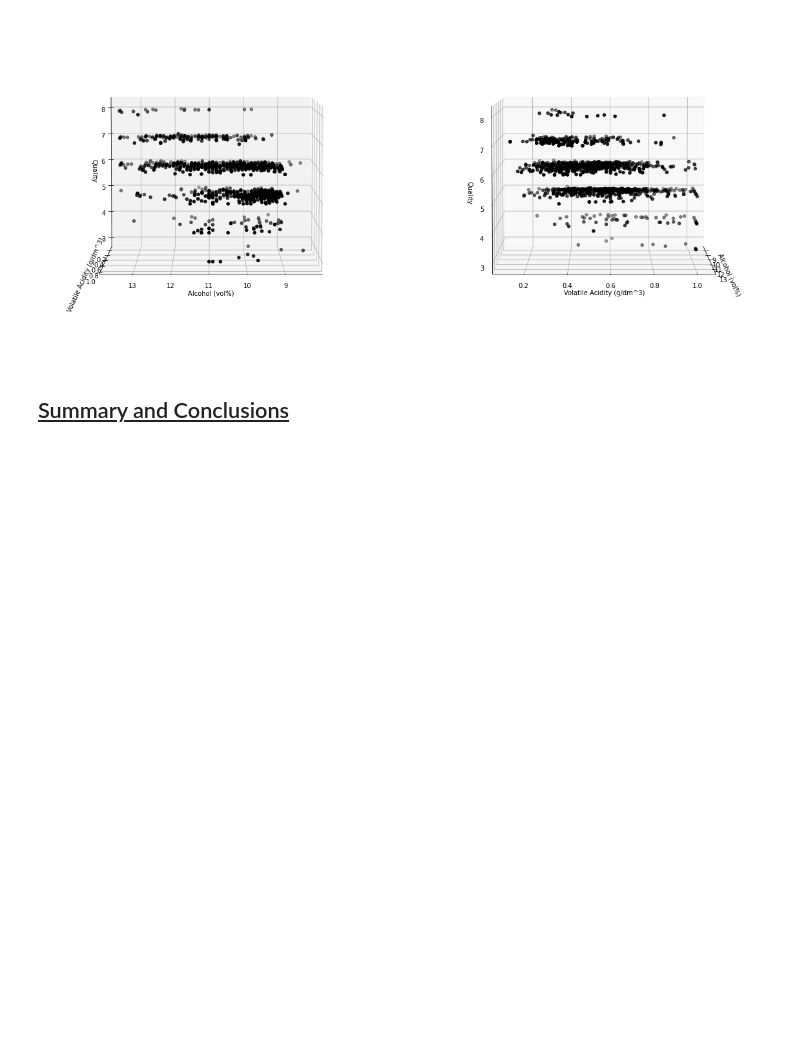
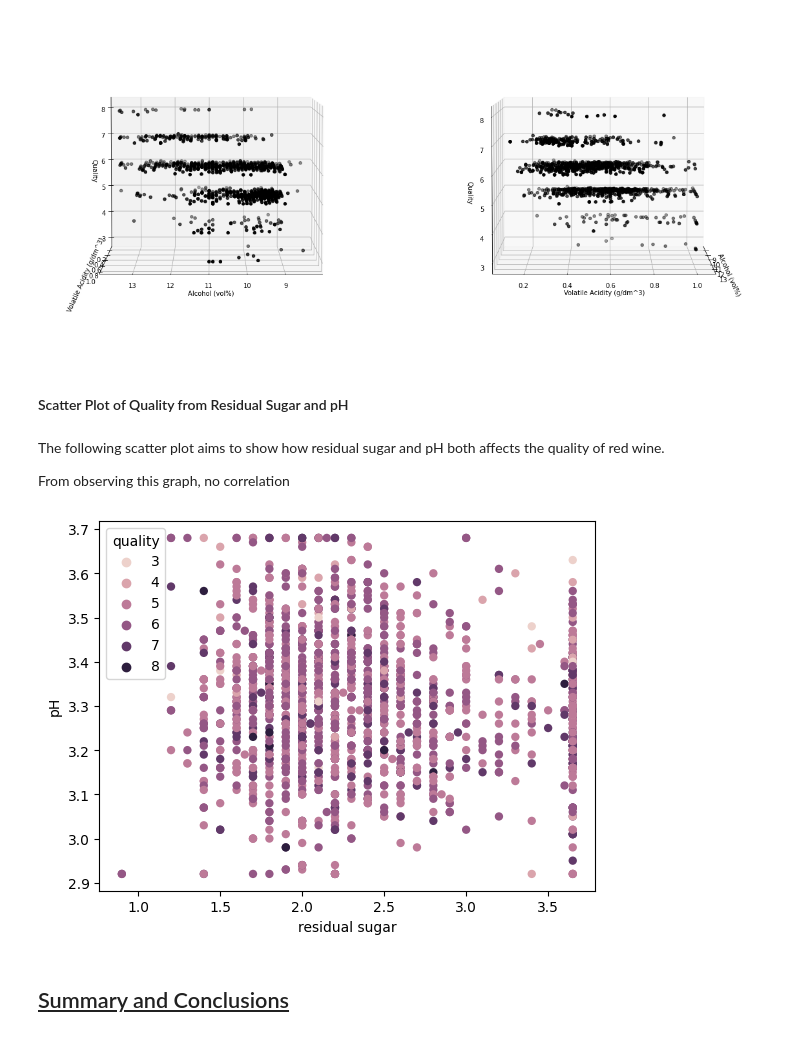
Before and after one commit to Michael-s3943224/MATH2412-Assignment, a Jupyter notebook: Phase1_Group21.ipynb, the cells around one changed output. Drawn from its saved outputs; the diff is of its cells as text; code cells hidden in the pictures; blank space fills up the shorter version.

Commit message:
Added final trivariate data graph

```diff
--- a/Phase1_Group21.ipynb
+++ b/Phase1_Group21.ipynb
@@ -394,6 +394,17 @@ ax.view_init(elev=5, azim=0)
 plt.show()
 # %% [output]
 [figure]
+# %% [markdown]
+#### Scatter Plot of Quality from Residual Sugar and pH
+# %% [markdown]
+The following scatter plot aims to show how residual sugar and pH both affects the quality of red wine.
+
+From observing this graph, no correlation
+# %%
+sns.scatterplot(x=wine_df['residual sugar'], y=wine_df['pH'], hue=wine_df['quality'], linewidth = 0)
+plt.show()
+# %% [output]
+[figure, added]
 # %% [markdown]
 ## <u>Summary and Conclusions</u> <a id='summary'></a>
 # %% [markdown]
```
